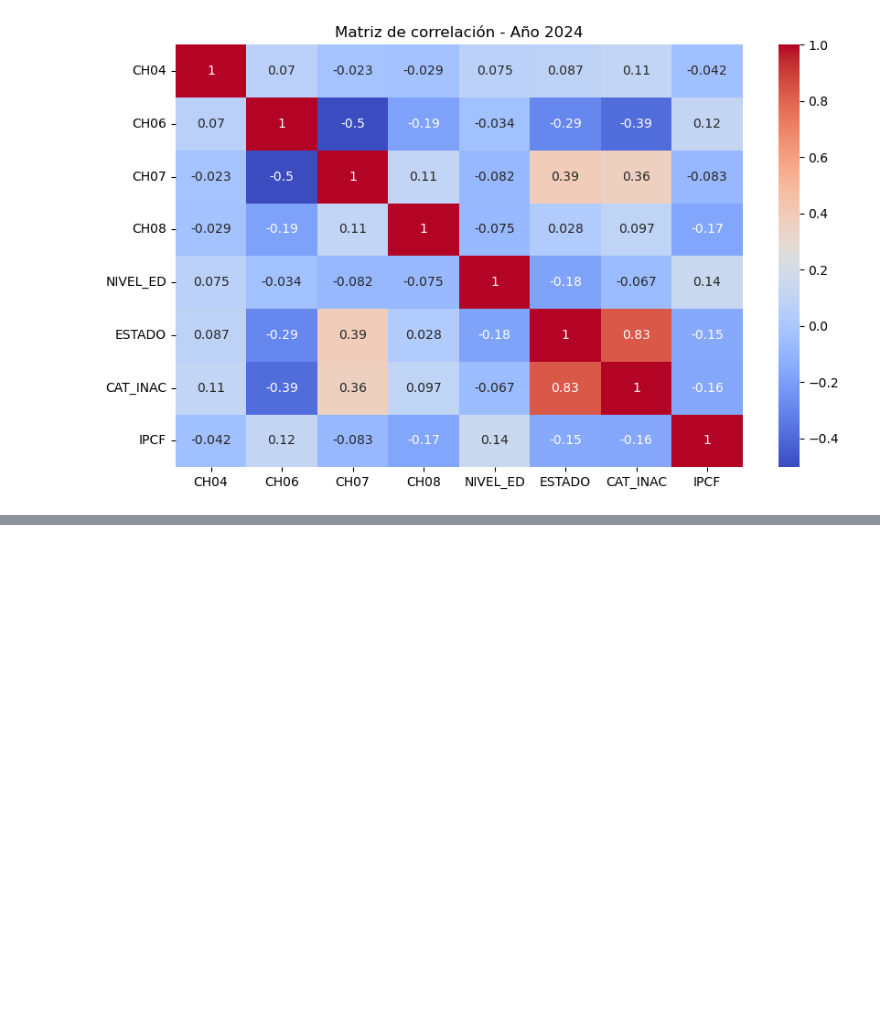
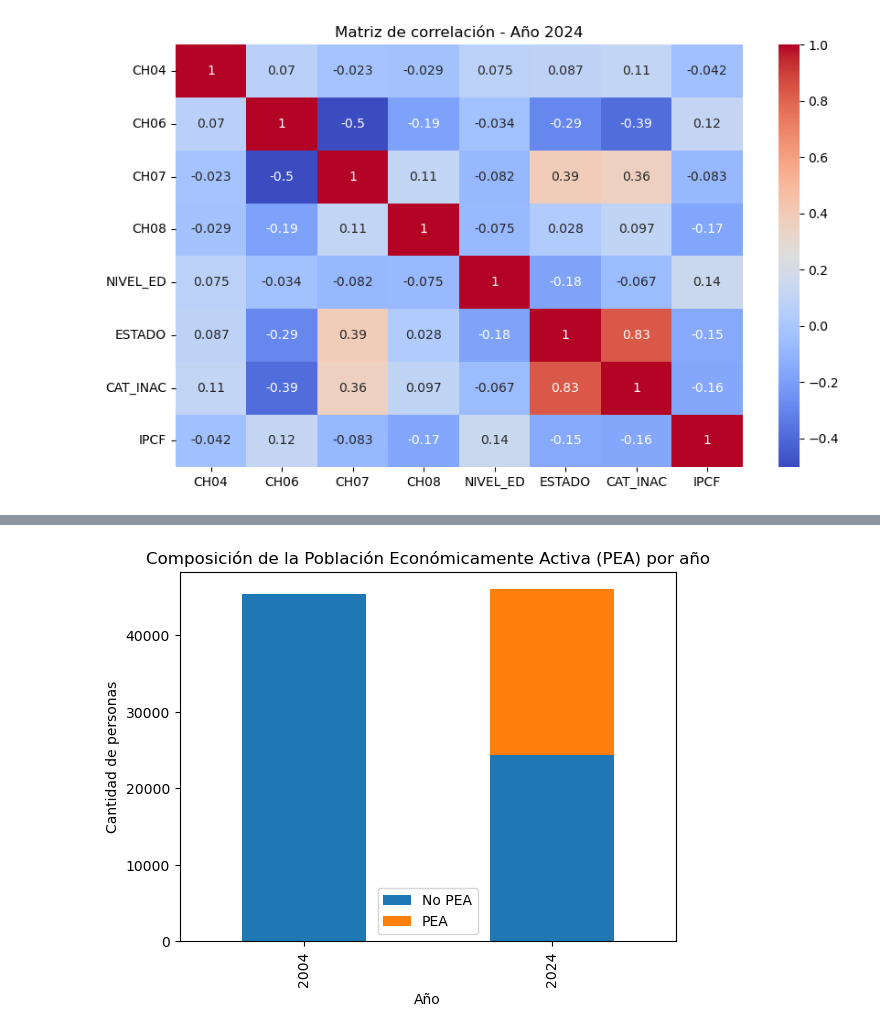
Before and after one commit to eliasrejas/BigData_UBA_Grupo4, a Jupyter notebook: TP2/1(parte 2 completa).ipynb, the cells around one changed output, grey strips where cells are left out. Drawn from its saved outputs; the diff is of its cells as text; code cells hidden in the pictures; blank space fills up the shorter version.

```diff
--- a/TP2/1(parte 2 completa).ipynb
+++ b/TP2/1(parte 2 completa).ipynb
@@ -309,0 +339,80 @@ plt.show()
+# %%
+import pandas as pd
+import matplotlib.pyplot as plt
+import seaborn as sns
+
+df_104 = pd.read_stata("C:/Users/Marco/Downloads/usu_individual_T104.dta")
+df_124 = pd.read_excel("C:/Users/Marco/Downloads/usu_individual_T124.xlsx")
+
+
+df_104["AÑO"] = 2004
+df_124["AÑO"] = 2024
+
+df = pd.concat([df_104, df_124], ignore_index=True)
+
+respondieron = df[df['ESTADO'] != 0].copy()
+norespondieron = df[df['ESTADO'] == 0].copy()
+
+print(f"Cantidad de personas que NO respondieron la condición de actividad: {norespondieron.shape[0]}")
+print(f"Cantidad de personas que SÍ respondieron: {respondieron.shape[0]}")
+
+# Crear variable PEA (1 si ESTADO es 1 u 2)
+respondieron['PEA'] = respondieron['ESTADO'].apply(lambda x: 1 if x in [1, 2] else 0)
+
+# Gráfico de barras PEA por año
+pea_por_anio = respondieron.groupby(['AÑO', 'PEA']).size().unstack().fillna(0)
+pea_por_anio.plot(kind='bar', stacked=True)
+plt.title("Composición de la Población Económicamente Activa (PEA) por año")
+plt.xlabel("Año")
+plt.ylabel("Cantidad de personas")
+plt.legend(['No PEA', 'PEA'])
+plt.show()
+
+# Crear variable PET (15 a 65 años)
+respondieron['PET'] = respondieron['CH06'].apply(lambda x: 1 if 15 <= x <= 65 else 0)
+
+# Gráfico de PET vs PEA
+pet_pea = respondieron.groupby(['AÑO', 'PET', 'PEA']).size().unstack().fillna(0)
+pet_pea.groupby(level=0).sum().plot(kind='bar', stacked=True)
+plt.title("Comparación PEA dentro de PET (15-65 años) por año")
+plt.xlabel("Año")
+plt.ylabel("Cantidad de personas")
+plt.legend(['No PEA', 'PEA'])
+plt.show()
+
+# Crear variable desocupado
+respondieron['desocupado'] = respondieron['ESTADO'].apply(lambda x: 1 if x == 2 else 0)
+
+# Cantidad de desocupados por año
+desocupados_anio = respondieron.groupby('AÑO')['desocupado'].sum()
+print("Cantidad de desocupados por año:")
+print(desocupados_anio)
+
+# Proporción de desocupados por nivel educativo
+nivel_educ_desocup = respondieron.groupby(['AÑO', 'NIVEL_ED'])['desocupado'].mean().unstack()
+nivel_educ_desocup.plot(kind='bar')
+plt.title("Proporción de desocupados por nivel educativo (2004 vs 2024)")
+plt.xlabel("Año")
+plt.ylabel("Proporción")
+plt.show()
+
+# Crear categorías de edad agrupadas de a 10 años
+respondieron['edad_grupo'] = pd.cut(respondieron['CH06'], bins=range(0, 101, 10), right=False)
+
+# Proporción de desocupados por edad agrupada
+edad_desocup = respondieron.groupby(['AÑO', 'edad_grupo'])['desocupado'].mean().unstack()
+edad_desocup.T.plot(kind='bar')
+plt.title("Proporción de desocupados por edad (2004 vs 2024)")
+plt.xlabel("Grupo de edad")
+plt.ylabel("Proporción de desocupados")
+plt.show()
+
+# Análisis libre con otra variable de interés (por ejemplo: CH04 - Sexo)
+sexo_desocup = respondieron.groupby(['AÑO', 'CH04'])['desocupado'].mean().unstack()
+sexo_desocup.plot(kind='bar')
+plt.title("Proporción de desocupados por sexo (2004 vs 2024)")
+plt.xlabel("Año")
+plt.ylabel("Proporción de desocupados")
+plt.legend(['Varón', 'Mujer'])
+plt.show()
+# %% [output]
@@ -309,0 +422 @@ plt.show()
+[figure, added]
```
Also changed, not shown: parts of 5 cells of this notebook.
